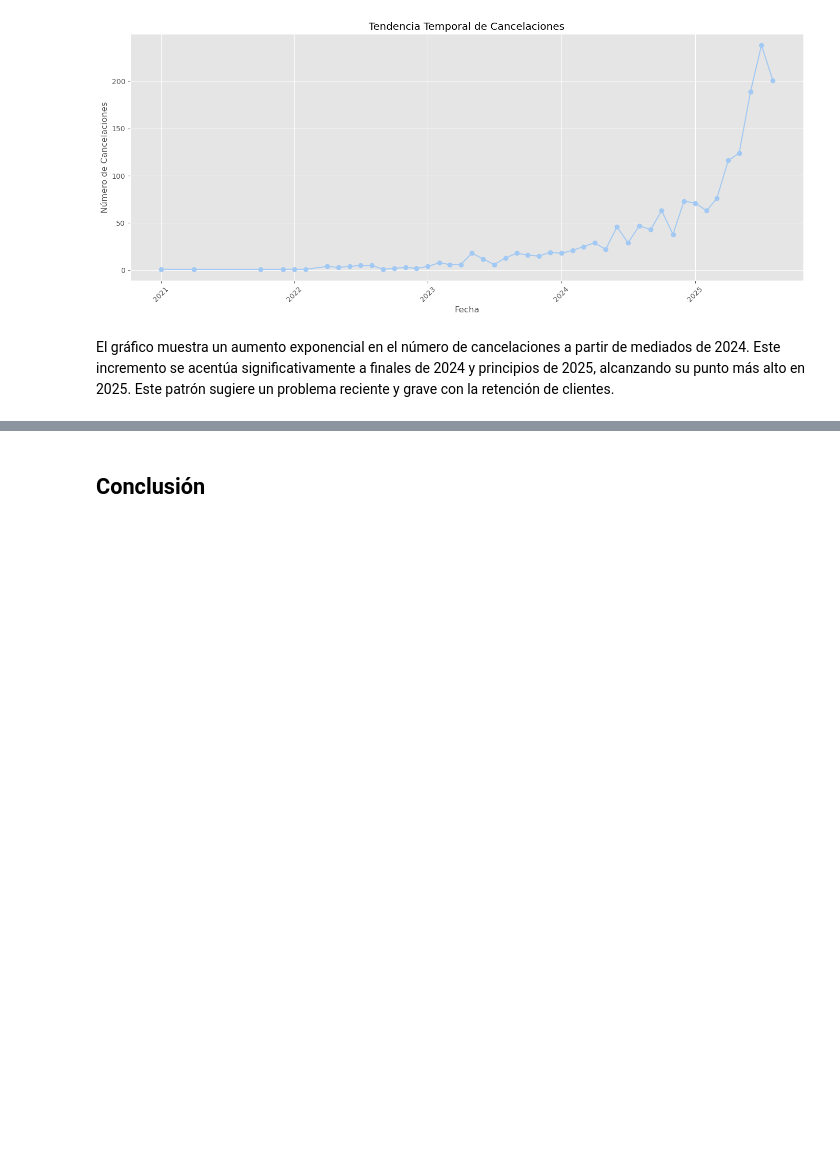
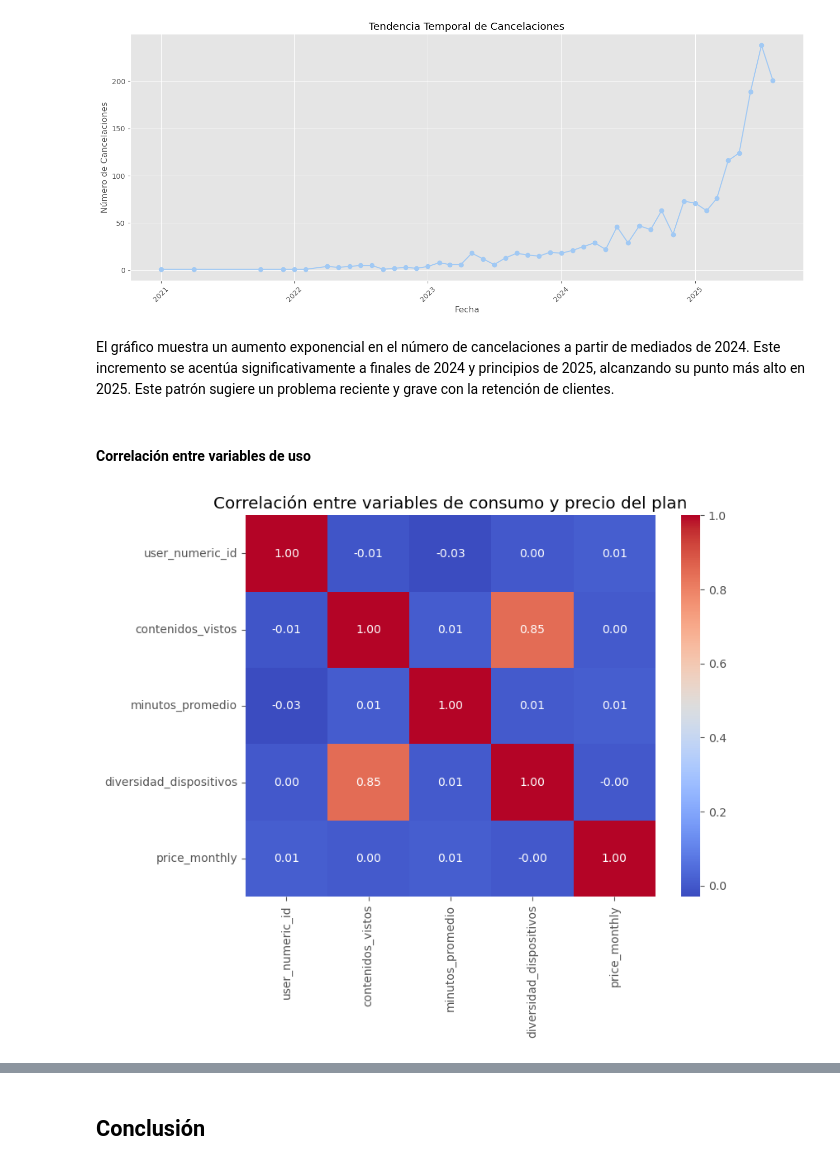
Before and after one commit to agustin29a/streaming_etl, a Jupyter notebook: gold/Analisis de datos.ipynb, the cells around one changed output, grey strips where cells are left out. Saved outputs shown, nothing was run; the diff lists cells and outputs as text; code cells hidden in the pictures; blank space fills up the shorter version.

```diff
--- a/gold/Analisis de datos.ipynb
+++ b/gold/Analisis de datos.ipynb
@@ -695,3 +699,38 @@ plt.show()
 [figure]
 # %% [markdown]
 El gráfico muestra un aumento exponencial en el número de cancelaciones a partir de mediados de 2024. Este incremento se acentúa significativamente a finales de 2024 y principios de 2025, alcanzando su punto más alto en 2025. Este patrón sugiere un problema reciente y grave con la retención de clientes.
+# %% [markdown]
+#### Correlación entre variables de uso
+# %%
+query_corr = """
+WITH usuarios AS (
+    SELECT
+        u.user_id,
+        ROW_NUMBER() OVER (ORDER BY u.user_id) AS user_numeric_id
+    FROM users u
+)
+SELECT
+    usr.user_numeric_id,
+    COUNT(DISTINCT p.content_id) AS contenidos_vistos,
+    AVG(EXTRACT(EPOCH FROM (p.end_time - p.start_time))/60) AS minutos_promedio,
+    COUNT(DISTINCT p.device_type) AS diversidad_dispositivos,
+    sp.price_monthly
+FROM usuarios usr
+JOIN plays p ON usr.user_id = p.user_id
+JOIN subscriptions s ON usr.user_id = s.user_id
+JOIN subscription_plans sp ON s.plan_id = sp.plan_id
+WHERE p.end_time IS NOT NULL
+GROUP BY usr.user_numeric_id, sp.price_monthly;
+"""
+
+df_corr = pd.read_sql(query_corr, conn)
+
+# Seleccionar solo columnas numéricas
+df_corr_num = df_corr.select_dtypes(include=[np.number])
+
+plt.figure(figsize=(8, 6))
+sns.heatmap(df_corr_num.corr(), annot=True, cmap="coolwarm", fmt=".2f")
+plt.title("Correlación entre variables de consumo y precio del plan")
+plt.show()
+# %% [output]
+[figure, added]
```
Also changed, not shown: parts of 7 cells of this notebook.
